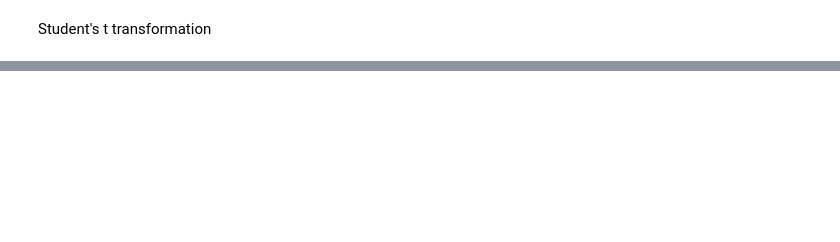
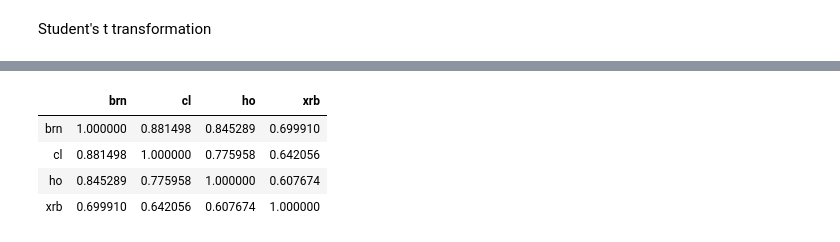
Before and after one commit to vpozdnyakov/gen_models_in_trading, a Jupyter notebook: generation_1/copula_estimator.ipynb, the cells around one changed output, grey strips where cells are left out. Saved outputs shown, nothing was run; the diff lists cells and outputs as text; code cells hidden in the pictures; blank space fills up the shorter version.

```diff
--- a/generation_1/copula_estimator.ipynb
+++ b/generation_1/copula_estimator.ipynb
@@ -81,0 +117,16 @@ plt.show()
+# %%
+cov = np.array(prices.cov())
+norm_sample = np.random.multivariate_normal([0, 0, 0, 0], cov, size=10000)
+unif_sample = []
+for i, i_sample in enumerate(norm_sample.T):
+    unif_sample.append(stats.norm.cdf(i_sample, loc=0, scale=cov[i][i]**(1/2)))
+unif_sample = np.array(unif_sample)
+
+brn_sample = np.quantile(prices.brn, unif_sample[0])
+cl_sample = np.quantile(prices.cl, unif_sample[1])
+ho_sample = np.quantile(prices.ho, unif_sample[2])
+xrb_sample = np.quantile(prices.xrb, unif_sample[3])
+gen_prices = pd.DataFrame({'brn': brn_sample,
+                           'cl': cl_sample,
+                           'ho': ho_sample,
+                           'xrb': xrb_sample})
@@ -81,0 +138,8 @@ plt.show()
+# %%
+gen_prices.corr()
+# %% [output]
+|  | brn | cl | ho | xrb |
+| brn | 1.000000 | 0.881498 | 0.845289 | 0.699910 |
+| cl | 0.881498 | 1.000000 | 0.775958 | 0.642056 |
+| ho | 0.845289 | 0.775958 | 1.000000 | 0.607674 |
+| xrb | 0.699910 | 0.642056 | 0.607674 | 1.000000 |
```
Also changed, not shown: parts of 15 cells of this notebook.
